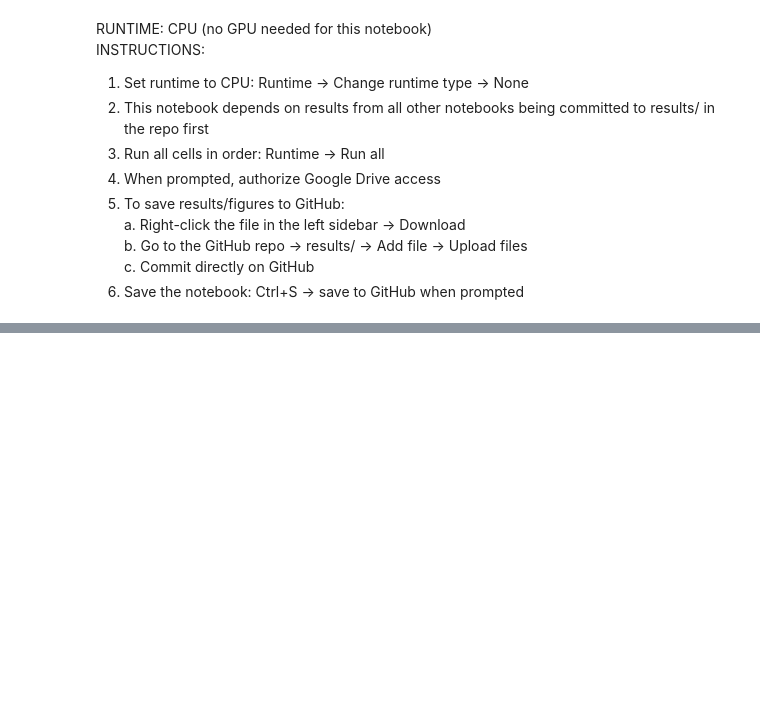
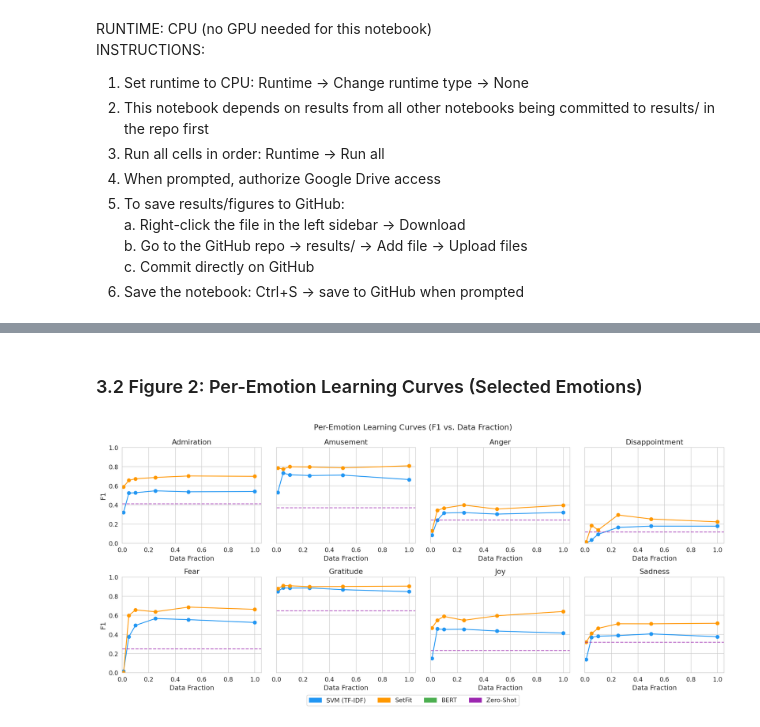
Before and after one commit to phisomni-edu/cs4120-project, a Jupyter notebook: notebooks/05_analysis_viz.ipynb, the cells around one changed output, grey strips where cells are left out. Drawn from its saved outputs; the diff is of its cells as text; code cells hidden in the pictures; blank space fills up the shorter version.

```diff
--- a/notebooks/05_analysis_viz.ipynb
+++ b/notebooks/05_analysis_viz.ipynb
@@ -25,0 +139,38 @@ from sklearn.metrics import f1_score, classification_report
+# %% [markdown]
+### 3.2 Figure 2: Per-Emotion Learning Curves (Selected Emotions)
+# %%
+SELECTED_EMOTIONS = [
+    "admiration", "amusement", "anger", "disappointment",
+    "fear", "gratitude", "joy", "sadness"
+]
+
+models_pc = [
+    ("SVM (TF-IDF)", svm_per_class),
+    ("SetFit",       setfit_per_class),
+    ("BERT",         bert_per_class),
+]
+
+fig, axes = plt.subplots(2, 4, figsize=(16, 7), sharey=True)
+for ax, emotion in zip(axes.flatten(), SELECTED_EMOTIONS):
+    for model_name, df in models_pc:
+        if df is None: continue
+        sub = df[df["emotion"] == emotion]
+        avg = avg_seeds(sub, ["data_fraction"], ["f1"])
+        ax.plot(avg["data_fraction"], avg["f1"],
+                marker="o", label=model_name, color=MODEL_COLORS[model_name])
+    if zs_per_class is not None:
+        zs_f1 = zs_per_class[zs_per_class["emotion"] == emotion]["f1"].mean()
+        ax.axhline(zs_f1, linestyle="--", color=MODEL_COLORS["Zero-Shot"], alpha=0.7)
+    ax.set_title(emotion.capitalize())
+    ax.set_xlabel("Data Fraction")
+    ax.set_ylim(0, 1); ax.set_xlim(left=0)
+
+axes[0][0].set_ylabel("F1"); axes[1][0].set_ylabel("F1")
+handles = [mpatches.Patch(color=c, label=m) for m, c in MODEL_COLORS.items()]
+fig.legend(handles=handles, loc="lower center", ncol=4, bbox_to_anchor=(0.5, -0.04))
+fig.suptitle("Per-Emotion Learning Curves (F1 vs. Data Fraction)", fontsize=14)
+plt.tight_layout()
+plt.savefig(FIG_DIR / "fig2_per_emotion_curves.png", bbox_inches="tight")
+plt.show()
+# %% [output]
+[figure, added]
```
Also changed, not shown: parts of 17 cells of this notebook.
